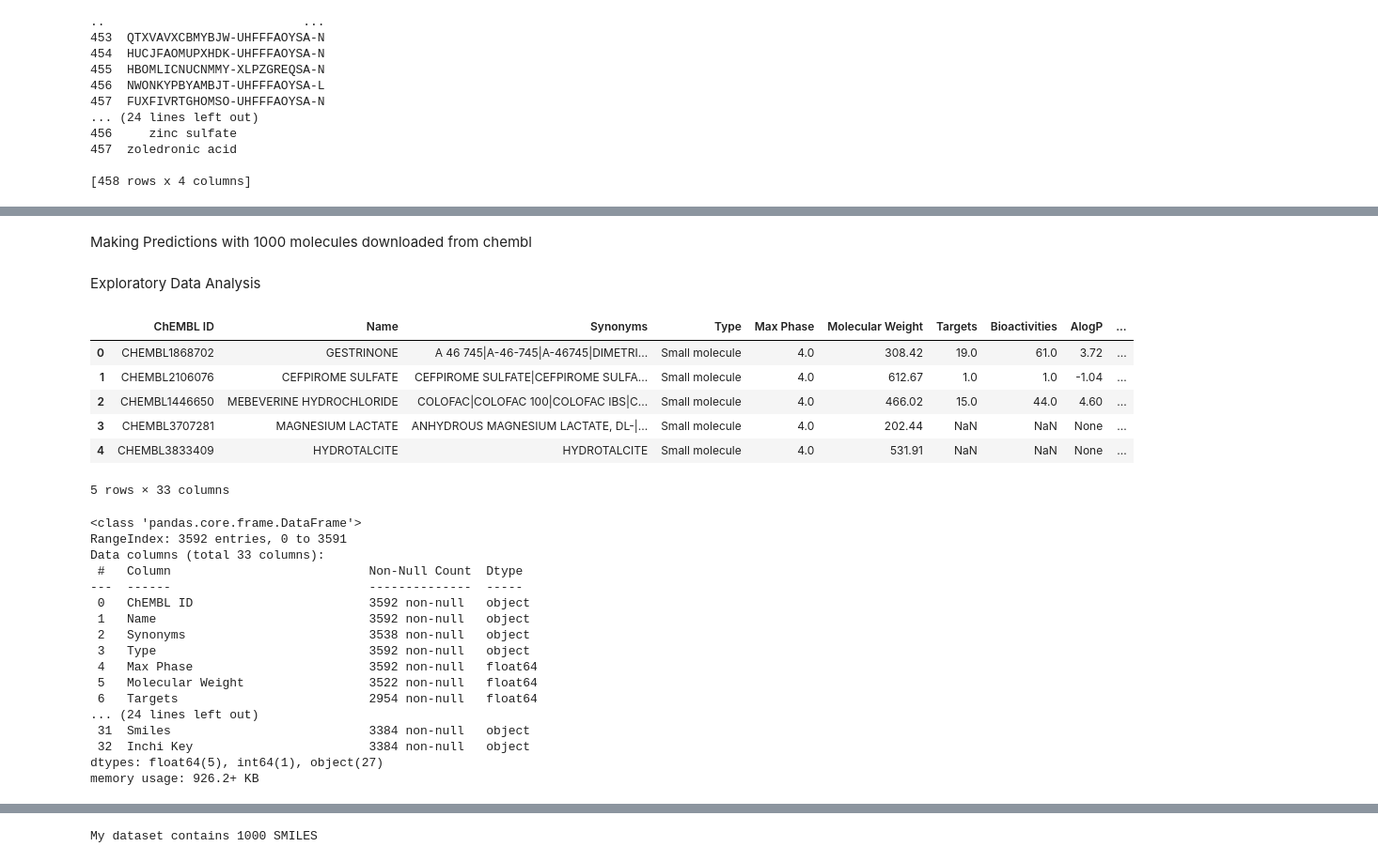
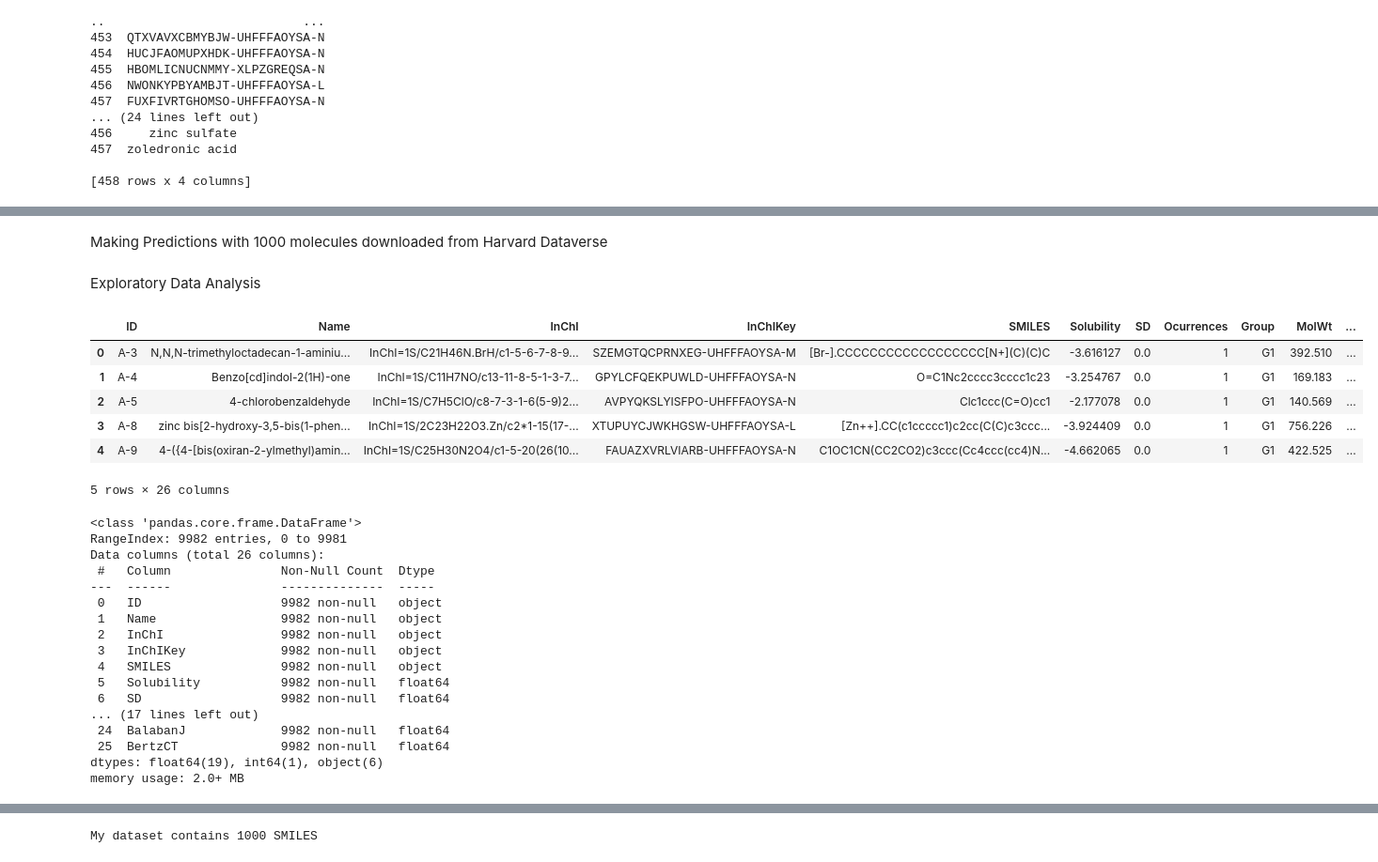
Before and after one commit to dzumii/eos6oli_model_validation, a Jupyter notebook: notebooks/Ersilia_Week2_Task1_3to4.ipynb, the cells around one changed output, grey strips where cells are left out. Shown at 94% size. Saved outputs shown, nothing was run; the diff lists cells and outputs as text; code cells hidden in the pictures.

```diff
--- a/notebooks/Ersilia_Week2_Task1_3to4.ipynb
+++ b/notebooks/Ersilia_Week2_Task1_3to4.ipynb
@@ -257,38 +266,38 @@ plt.show()
 # %% [markdown]
-Making Predictions with 1000 molecules downloaded from chembl
+Making Predictions with 1000 molecules downloaded from Harvard Dataverse
 # %% [markdown]
 Exploratory Data Analysis
 # %%
 import pandas as pd
-chembl=pd.read_csv("/content/drive/MyDrive/Ersilia/Chembl.tsv",sep='\t')
-chembl.head()
+Agsoldb=pd.read_csv("/content/drive/MyDrive/Ersilia/curated-solubility-dataset.csv")
+Agsoldb.head()
 # %% [output]
-|  | ChEMBL ID | Name | Synonyms | Type | Max Phase | Molecular Weight | Targets | Bioactivities | AlogP | ... |
-| 0 | CHEMBL1868702 | GESTRINONE | A 46 745|A-46-745|A-46745|DIMETRI... | Small molecule | 4.0 | 308.42 | 19.0 | 61.0 | 3.72 | ... |
-| 1 | CHEMBL2106076 | CEFPIROME SULFATE | CEFPIROME SULFATE|CEFPIROME SULFA... | Small molecule | 4.0 | 612.67 | 1.0 | 1.0 | -1.04 | ... |
-| 2 | CHEMBL1446650 | MEBEVERINE HYDROCHLORIDE | COLOFAC|COLOFAC 100|COLOFAC IBS|C... | Small molecule | 4.0 | 466.02 | 15.0 | 44.0 | 4.60 | ... |
-| 3 | CHEMBL3707281 | MAGNESIUM LACTATE | ANHYDROUS MAGNESIUM LACTATE, DL-|... | Small molecule | 4.0 | 202.44 | NaN | NaN | None | ... |
-| 4 | CHEMBL3833409 | HYDROTALCITE | HYDROTALCITE | Small molecule | 4.0 | 531.91 | NaN | NaN | None | ... |
+|  | ID | Name | InChI | InChIKey | SMILES | Solubility | SD | Ocurrences | Group | MolWt | ... |
+| 0 | A-3 | N,N,N-trimethyloctadecan-1-aminiu... | InChI=1S/C21H46N.BrH/c1-5-6-7-8-9... | SZEMGTQCPRNXEG-UHFFFAOYSA-M | [Br-].CCCCCCCCCCCCCCCCCC[N+](C)(C)C | -3.616127 | 0.0 | 1 | G1 | 392.510 | ... |
+| 1 | A-4 | Benzo[cd]indol-2(1H)-one | InChI=1S/C11H7NO/c13-11-8-5-1-3-7... | GPYLCFQEKPUWLD-UHFFFAOYSA-N | O=C1Nc2cccc3cccc1c23 | -3.254767 | 0.0 | 1 | G1 | 169.183 | ... |
+| 2 | A-5 | 4-chlorobenzaldehyde | InChI=1S/C7H5ClO/c8-7-3-1-6(5-9)2... | AVPYQKSLYISFPO-UHFFFAOYSA-N | Clc1ccc(C=O)cc1 | -2.177078 | 0.0 | 1 | G1 | 140.569 | ... |
+| 3 | A-8 | zinc bis[2-hydroxy-3,5-bis(1-phen... | InChI=1S/2C23H22O3.Zn/c2*1-15(17-... | XTUPUYCJWKHGSW-UHFFFAOYSA-L | [Zn++].CC(c1ccccc1)c2cc(C(C)c3ccc... | -3.924409 | 0.0 | 1 | G1 | 756.226 | ... |
+| 4 | A-9 | 4-({4-[bis(oxiran-2-ylmethyl)amin... | InChI=1S/C25H30N2O4/c1-5-20(26(10... | FAUAZXVRLVIARB-UHFFFAOYSA-N | C1OC1CN(CC2CO2)c3ccc(Cc4ccc(cc4)N... | -4.662065 | 0.0 | 1 | G1 | 422.525 | ... |
-5 rows × 33 columns
+5 rows × 26 columns
 # %%
-chembl.info()
+Agsoldb.info()
 # %% [output]
 <class 'pandas.core.frame.DataFrame'>
-RangeIndex: 3592 entries, 0 to 3591
-Data columns (total 33 columns):
- #   Column                           Non-Null Count  Dtype
----  ------                           --------------  -----
- 0   ChEMBL ID                        3592 non-null   object
- 1   Name                             3592 non-null   object
- 2   Synonyms                         3538 non-null   object
- 3   Type                             3592 non-null   object
- 4   Max Phase                        3592 non-null   float64
- 5   Molecular Weight                 3522 non-null   float64
- 6   Targets                          2954 non-null   float64
-... (24 lines left out)
- 31  Smiles                           3384 non-null   object
- 32  Inchi Key                        3384 non-null   object
-dtypes: float64(5), int64(1), object(27)
-memory usage: 926.2+ KB
+RangeIndex: 9982 entries, 0 to 9981
+Data columns (total 26 columns):
+ #   Column               Non-Null Count  Dtype
+---  ------               --------------  -----
+ 0   ID                   9982 non-null   object
+ 1   Name                 9982 non-null   object
+ 2   InChI                9982 non-null   object
+ 3   InChIKey             9982 non-null   object
+ 4   SMILES               9982 non-null   object
+ 5   Solubility           9982 non-null   float64
+ 6   SD                   9982 non-null   float64
+... (17 lines left out)
+ 24  BalabanJ             9982 non-null   float64
+ 25  BertzCT              9982 non-null   float64
+dtypes: float64(19), int64(1), object(6)
+memory usage: 2.0+ MB
 # %%
 #checking for missing values
```
Also changed, not shown: parts of 28 cells of this notebook, 10 other files.
